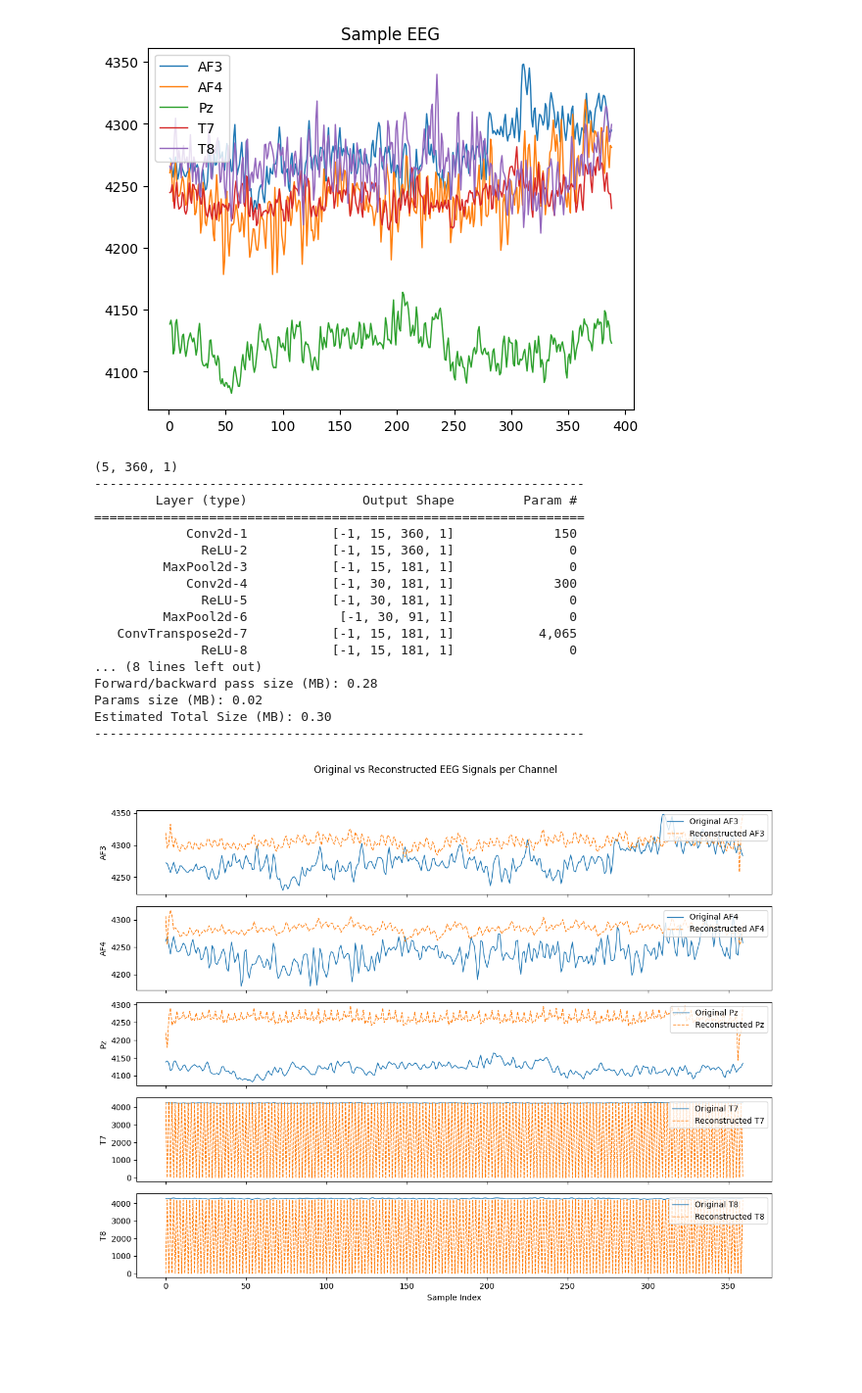
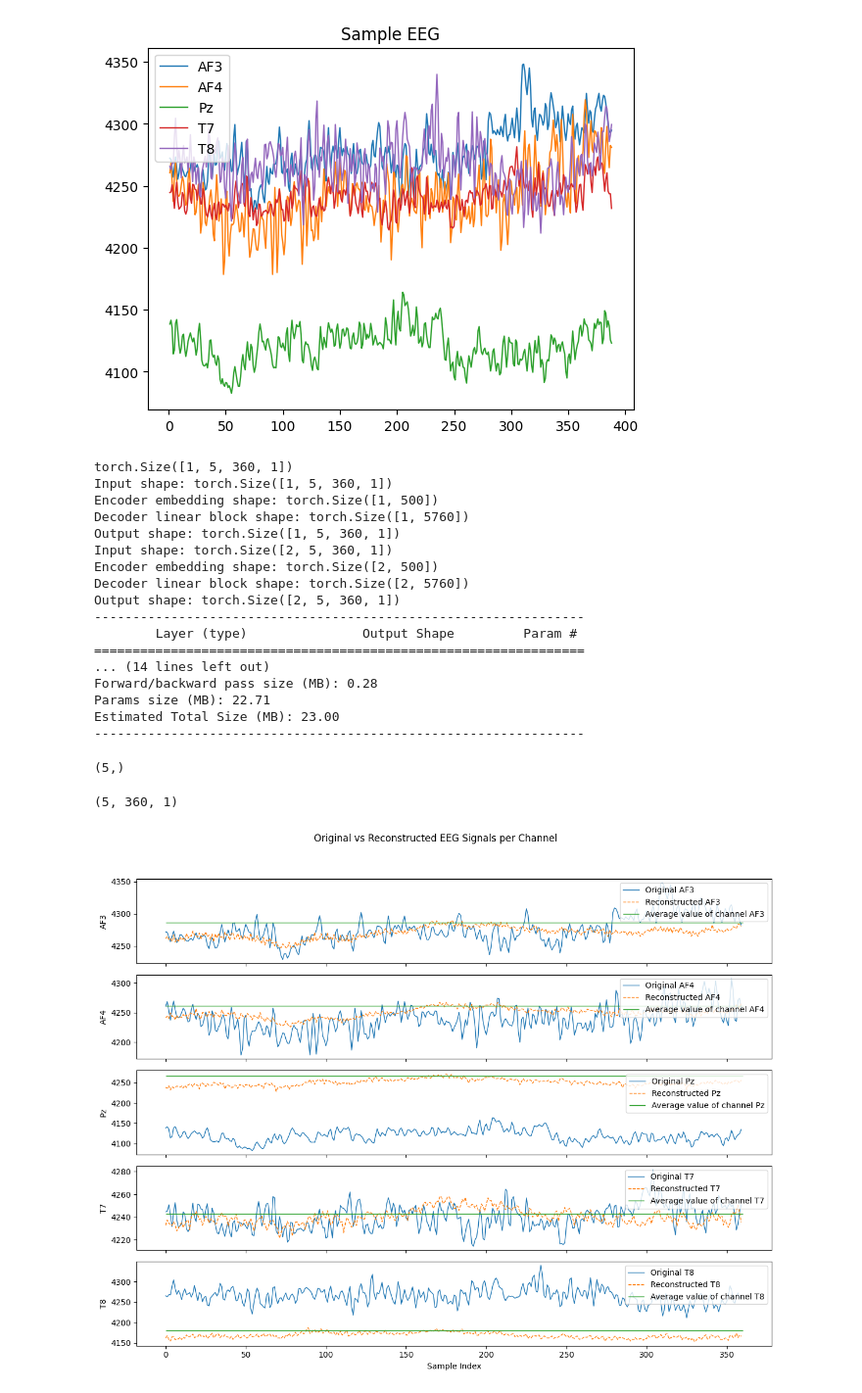
Before and after one commit to Ryan-JW-Kim/BrainVis, a Jupyter notebook: eeg_autoencoder.ipynb, the cells around one changed output. Shown at 98% size. Saved outputs shown, nothing was run; the diff lists cells and outputs as text; code cells hidden in the pictures; blank space fills up the shorter version.

Commit message:
Updates as of devLog 2. Model overfits strongly

```diff
--- a/eeg_autoencoder.ipynb
+++ b/eeg_autoencoder.ipynb
@@ -224,30 +305,45 @@ df = df.iloc[:min_number_of_samples]
 
 # Process the data as per your existing code
 npArray = np.array(df, dtype=np.float32).reshape(len(channels), min_number_of_samples, 1)
-print(npArray.shape)
-pyTorch_tensor = Tensor(npArray).to(device)
-output = model(pyTorch_tensor)
+pyTorch_tensor = Tensor(npArray).unsqueeze(0).to(device)
+print(pyTorch_tensor.shape)
+model.eval()
+output = model(pyTorch_tensor).squeeze(0)
 output.shape
 
 summary(model, (5, 360, 1))
 # %% [output]
-(5, 360, 1)
+torch.Size([1, 5, 360, 1])
+Input shape: torch.Size([1, 5, 360, 1])
+Encoder embedding shape: torch.Size([1, 500])
+Decoder linear block shape: torch.Size([1, 5760])
+Output shape: torch.Size([1, 5, 360, 1])
+Input shape: torch.Size([2, 5, 360, 1])
+Encoder embedding shape: torch.Size([2, 500])
+Decoder linear block shape: torch.Size([2, 5760])
+Output shape: torch.Size([2, 5, 360, 1])
 ----------------------------------------------------------------
         Layer (type)               Output Shape         Param #
 ================================================================
-            Conv2d-1           [-1, 15, 360, 1]             150
-              ReLU-2           [-1, 15, 360, 1]               0
-         MaxPool2d-3           [-1, 15, 181, 1]               0
-            Conv2d-4           [-1, 30, 181, 1]             300
-              ReLU-5           [-1, 30, 181, 1]               0
-         MaxPool2d-6            [-1, 30, 91, 1]               0
-   ConvTranspose2d-7           [-1, 15, 181, 1]           4,065
-              ReLU-8           [-1, 15, 181, 1]               0
-... (8 lines left out)
+... (14 lines left out)
 Forward/backward pass size (MB): 0.28
-Params size (MB): 0.02
-Estimated Total Size (MB): 0.30
+Params size (MB): 22.71
+Estimated Total Size (MB): 23.00
 ----------------------------------------------------------------
+# %%
+data_path = "..\Training Data\MindBigData\MindBigData-Imagenet-IN\MindBigData-Imagenet"
+paths = [os.path.join(data_path, file) for file in os.listdir(data_path)]
+min_samples = 384
+
+def extract_means(path):
+    df = pd.read_csv(path, index_col=0, header=None).T
+    return df.mean(axis=0)
+
+samples = pd.DataFrame(Parallel(n_jobs=-1)(delayed(extract_means)(path) for path in paths))
+average_channel_signals = samples.mean(axis=0)
+average_channel_signals.shape
+# %% [output]
+(5,)
 # %%
 data_path = "..\\Training Data\\MindBigData\\MindBigData-Imagenet-IN\\MindBigData-Imagenet"
 paths = [os.path.join(data_path, file) for file in os.listdir(data_path)]
@@ -256,35 +352,37 @@ paths = [os.path.join(data_path, file) for file in os.listdir(data_path)]
 df = pd.read_csv(paths[0], index_col=0, header=None).T
 
 
 # Define your channel names
 channels = ["AF3", "AF4", "Pz", "T7", "T8"]
 
 # Ensure the DataFrame has the correct columns
 df = df[channels]
 
 # Limit the number of samples if necessary
 df = df.iloc[:min_number_of_samples]
 
 # Process the data as per your existing code
 npArray = np.array(df, dtype=np.float32).reshape(len(channels), min_number_of_samples, 1)
-pyTorch_tensor = Tensor(npArray).to(device)
-output = model(pyTorch_tensor)
+pyTorch_tensor = Tensor(npArray).unsqueeze(0).to(device)
+output = model(pyTorch_tensor).squeeze(0)
 
 # Get the model's output and reshape appropriately
-output_np = output.cpu().detach().numpy().reshape(len(channels), min_number_of_samples)
-
+output_np = output.cpu().detach().numpy()
+print(output_np.shape)
 # Plot each channel with original and reconstructed signal
 fig, axes = plt.subplots(len(channels), 1, figsize=(12, 10), sharex=True)
 for idx, channel in enumerate(channels):
     # Plot original signal
     axes[idx].plot(df[channel].values, label=f'Original {channel}', linewidth=1)
     # Plot reconstructed signal
     axes[idx].plot(output_np[idx], label=f'Reconstructed {channel}', linewidth=1, linestyle='--')
+    axes[idx].hlines(average_channel_signals[idx], 0, min_number_of_samples, label=f"Average value of channel {channel}", linewidth=1, colors="C2")
     axes[idx].set_ylabel(channel)
     axes[idx].legend(loc='upper right')
 axes[-1].set_xlabel('Sample Index')
 plt.suptitle('Original vs Reconstructed EEG Signals per Channel')
 plt.tight_layout(rect=[0, 0.03, 1, 0.95])
 plt.show()
 # %% [output]
+(5, 360, 1)
-[figure, old version]
+[figure, new version]
```
Also changed, not shown: parts of 8 cells of this notebook, 1 other file.
